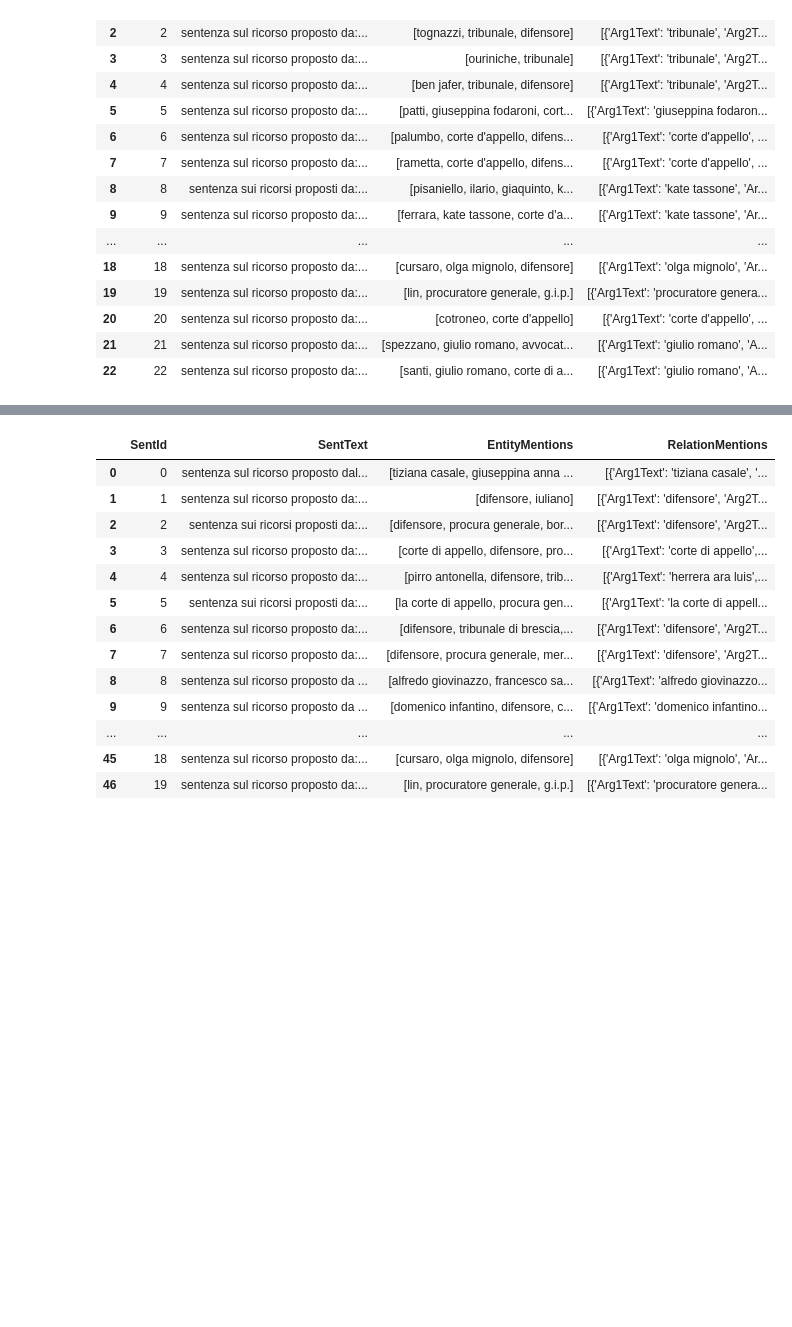
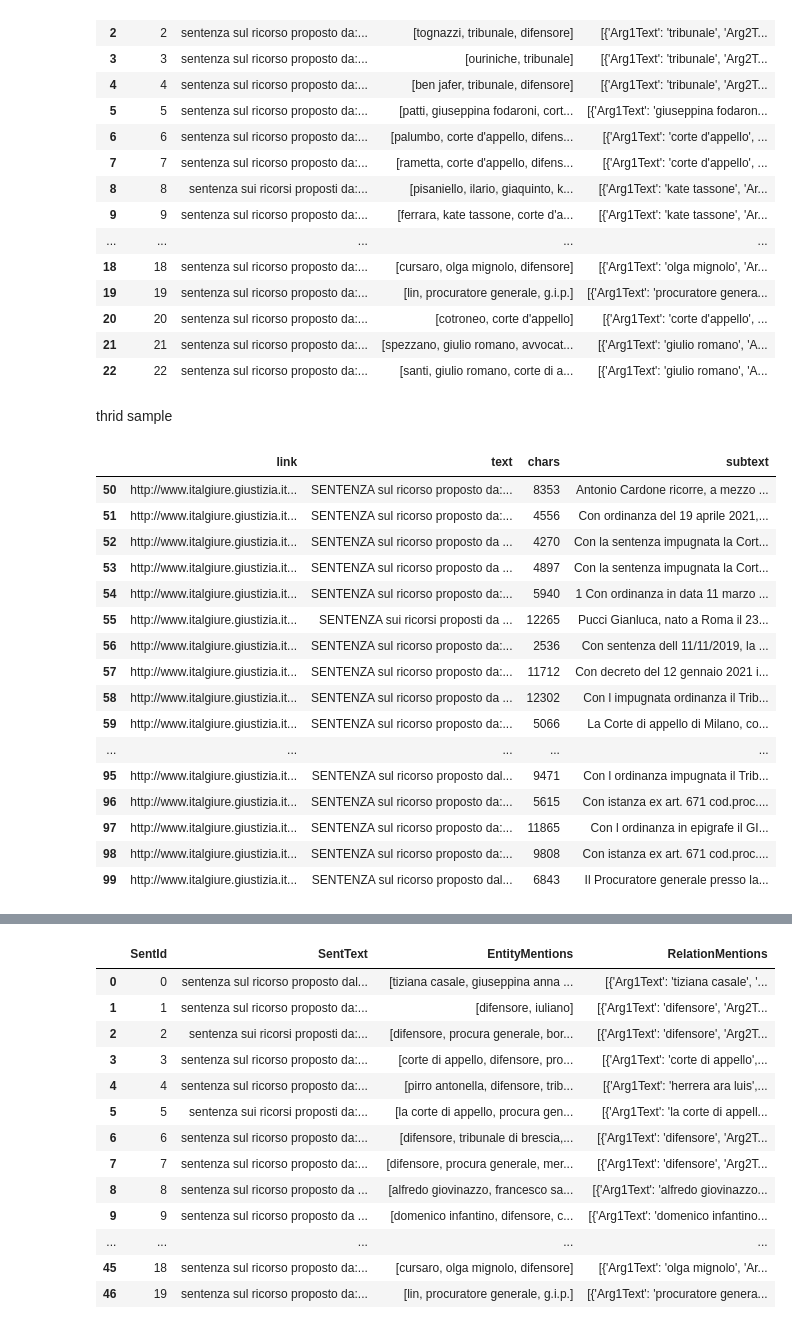
Before and after one commit to Gianpe/NLP_Anonymization, a Jupyter notebook: notebooks/Step2_DataPreparation/DataUnd_DataPrep.ipynb, the cells around one changed output, grey strips where cells are left out. Saved outputs shown, nothing was run; the diff lists cells and outputs as text; code cells hidden in the pictures; blank space fills up the shorter version.

```diff
--- a/notebooks/Step2_DataPreparation/DataUnd_DataPrep.ipynb
+++ b/notebooks/Step2_DataPreparation/DataUnd_DataPrep.ipynb
@@ -253,3 +270,27 @@ s2
 | 20 | 20 | sentenza sul ricorso proposto da:... | [cotroneo, corte d'appello] | [{'Arg1Text': 'corte d'appello', ... |
 | 21 | 21 | sentenza sul ricorso proposto da:... | [spezzano, giulio romano, avvocat... | [{'Arg1Text': 'giulio romano', 'A... |
 | 22 | 22 | sentenza sul ricorso proposto da:... | [santi, giulio romano, corte di a... | [{'Arg1Text': 'giulio romano', 'A... |
+# %% [markdown]
+thrid sample
+# %%
+df = pd.read_csv(data_path +'/sentenze_penali_clean.csv')
+sample_3 = df[df.index >49].head(50)
+sample_3
+# %% [output]
+|  | link | text | chars | subtext |
+| 50 | http://www.italgiure.giustizia.it... | SENTENZA sul ricorso proposto da:... | 8353 | Antonio Cardone ricorre, a mezzo ... |
+| 51 | http://www.italgiure.giustizia.it... | SENTENZA sul ricorso proposto da:... | 4556 | Con ordinanza del 19 aprile 2021,... |
+| 52 | http://www.italgiure.giustizia.it... | SENTENZA sul ricorso proposto da ... | 4270 | Con la sentenza impugnata la Cort... |
+| 53 | http://www.italgiure.giustizia.it... | SENTENZA sul ricorso proposto da ... | 4897 | Con la sentenza impugnata la Cort... |
+| 54 | http://www.italgiure.giustizia.it... | SENTENZA sul ricorso proposto da:... | 5940 | 1 Con ordinanza in data 11 marzo ... |
+| 55 | http://www.italgiure.giustizia.it... | SENTENZA sui ricorsi proposti da ... | 12265 | Pucci Gianluca, nato a Roma il 23... |
+| 56 | http://www.italgiure.giustizia.it... | SENTENZA sul ricorso proposto da:... | 2536 | Con sentenza dell 11/11/2019, la ... |
+| 57 | http://www.italgiure.giustizia.it... | SENTENZA sul ricorso proposto da:... | 11712 | Con decreto del 12 gennaio 2021 i... |
+| 58 | http://www.italgiure.giustizia.it... | SENTENZA sul ricorso proposto da ... | 12302 | Con l impugnata ordinanza il Trib... |
+| 59 | http://www.italgiure.giustizia.it... | SENTENZA sul ricorso proposto da:... | 5066 | La Corte di appello di Milano, co... |
+| ... | ... | ... | ... | ... |
+| 95 | http://www.italgiure.giustizia.it... | SENTENZA sul ricorso proposto dal... | 9471 | Con l ordinanza impugnata il Trib... |
+| 96 | http://www.italgiure.giustizia.it... | SENTENZA sul ricorso proposto da:... | 5615 | Con istanza ex art. 671 cod.proc.... |
+| 97 | http://www.italgiure.giustizia.it... | SENTENZA sul ricorso proposto da:... | 11865 | Con l ordinanza in epigrafe il GI... |
+| 98 | http://www.italgiure.giustizia.it... | SENTENZA sul ricorso proposto da:... | 9808 | Con istanza ex art. 671 cod.proc.... |
+| 99 | http://www.italgiure.giustizia.it... | SENTENZA sul ricorso proposto dal... | 6843 | Il Procuratore generale presso la... |
```
Also changed, not shown: parts of 36 cells of this notebook, 16 other files.
